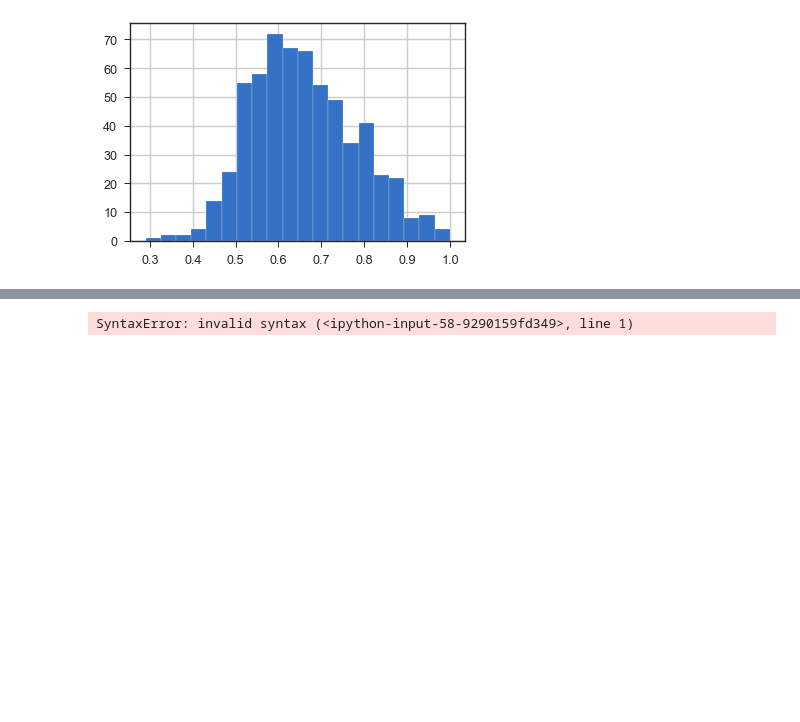
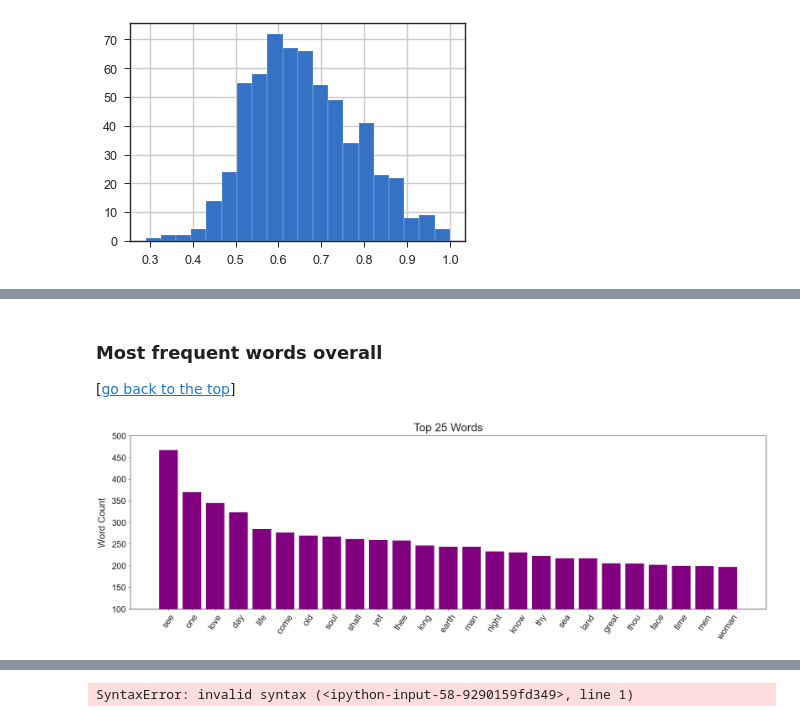
Before and after one commit to p-szymo/whitman_analysis, a Jupyter notebook: nlp_analysis.ipynb, the cells around one changed output, grey strips where cells are left out. Saved outputs shown, nothing was run; the diff lists cells and outputs as text; code cells hidden in the pictures; blank space fills up the shorter version.

Commit message:
early look at most frequent words (after lemmatizing)

```diff
--- a/nlp_analysis.ipynb
+++ b/nlp_analysis.ipynb
@@ -612,0 +690,4 @@ df.lexical_richness.hist(bins=20);
+# %%
+# join all processed poems into one string
+big_string_proc = ' '.join(df.string_cleaned)
+big_string_proc[:1000]
@@ -612,0 +696,6 @@ df.lexical_richness.hist(bins=20);
+# %%
+# split string into processed words in corpus
+all_words_proc = big_string_proc.split()
+
+# total processed words
+len(all_words_proc)
@@ -612,0 +715,14 @@ df.lexical_richness.hist(bins=20);
+# %%
+# create dictionary of word counts
+fdist = FreqDist(all_words_proc)
+
+# convert word counts to dataframe
+fdist_df = pd.DataFrame(data=fdist.values(),
+                        index=fdist.keys(),
+                        columns=['word_count'])
+fdist_df = fdist_df.sort_values('word_count',
+                                ascending=False)
+# %%
+# look at the top 25 words in the processed corpus
+top_25 = fdist_df.iloc[:25,:]
+top_25
@@ -612,0 +747,25 @@ df.lexical_richness.hist(bins=20);
+# %% [markdown]
+### Most frequent words overall
+
+[[go back to the top](#Leaves-of-Grass-Analysis)]
+# %%
+# create labels and prettify the plot
+plt.figure(figsize=(30,10))
+plt.title('Top 25 Words', fontsize=36, pad=15)
+plt.ylabel('Word Count', fontsize=30, labelpad=15)
+plt.xticks(rotation=55, fontsize=28)
+plt.yticks(fontsize=28)
+plt.ylim(bottom=100, top=500)
+
+# plot top 25 words
+plt.bar(top_25.index, top_25.word_count, color='purple')
+
+# prepare to save and display
+plt.tight_layout()
+# # uncomment to save
+# plt.savefig('charts/top25_words_bar.png',
+#             bbox_inches='tight', transparent=True)
+
+plt.show()
+# %% [output]
+[figure, added]
```
Also changed, not shown: parts of 17 cells of this notebook.
